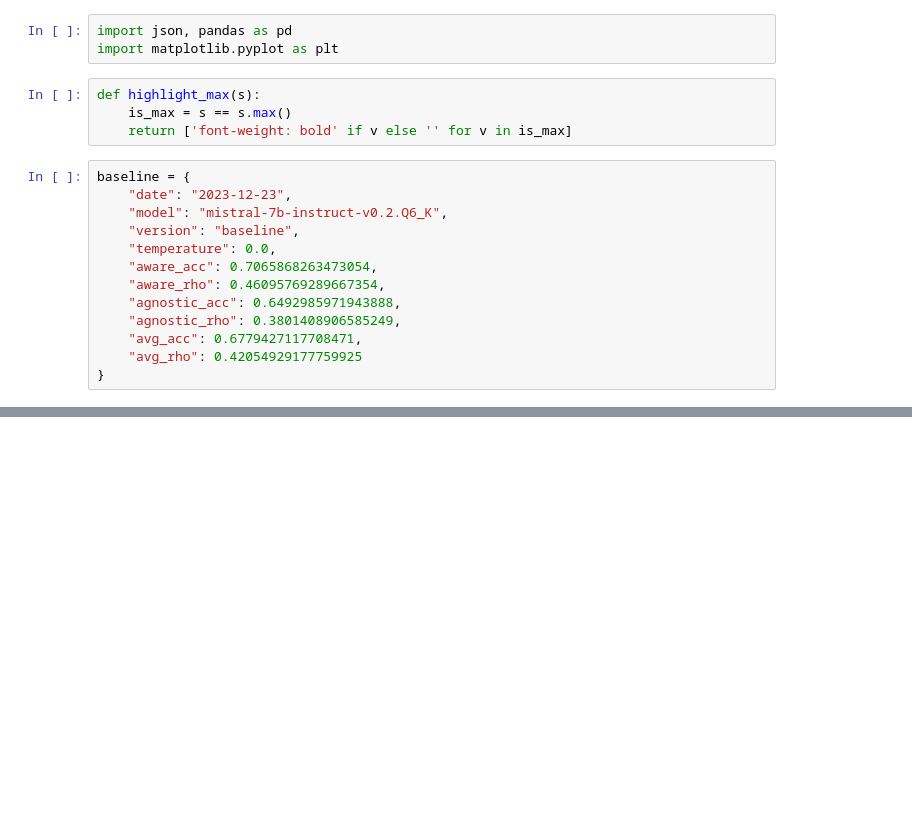
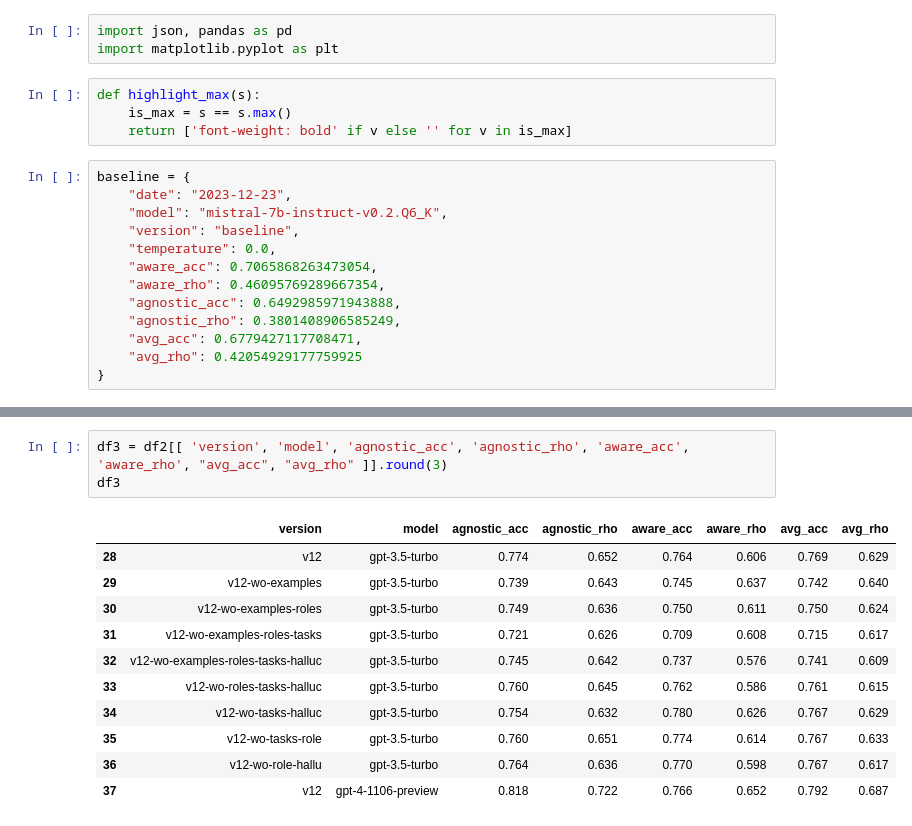
Before and after one commit to bradleypallen/shroom, a Jupyter notebook: prod/scores.ipynb, the cells around one changed output, grey strips where cells are left out. Cells and saved outputs as stored; diff of their text form; blank space fills up the shorter version.

```diff
--- a/prod/scores.ipynb
+++ b/prod/scores.ipynb
@@ -126,0 +128,15 @@ df2.describe()
+# %%
+df3 = df2[[ 'version', 'model', 'agnostic_acc', 'agnostic_rho', 'aware_acc', 'aware_rho', "avg_acc", "avg_rho" ]].round(3)
+df3
+# %% [output]
+|  | version | model | agnostic_acc | agnostic_rho | aware_acc | aware_rho | avg_acc | avg_rho |
+| 28 | v12 | gpt-3.5-turbo | 0.774 | 0.652 | 0.764 | 0.606 | 0.769 | 0.629 |
+| 29 | v12-wo-examples | gpt-3.5-turbo | 0.739 | 0.643 | 0.745 | 0.637 | 0.742 | 0.640 |
+| 30 | v12-wo-examples-roles | gpt-3.5-turbo | 0.749 | 0.636 | 0.750 | 0.611 | 0.750 | 0.624 |
+| 31 | v12-wo-examples-roles-tasks | gpt-3.5-turbo | 0.721 | 0.626 | 0.709 | 0.608 | 0.715 | 0.617 |
+| 32 | v12-wo-examples-roles-tasks-halluc | gpt-3.5-turbo | 0.745 | 0.642 | 0.737 | 0.576 | 0.741 | 0.609 |
+| 33 | v12-wo-roles-tasks-halluc | gpt-3.5-turbo | 0.760 | 0.645 | 0.762 | 0.586 | 0.761 | 0.615 |
+| 34 | v12-wo-tasks-halluc | gpt-3.5-turbo | 0.754 | 0.632 | 0.780 | 0.626 | 0.767 | 0.629 |
+| 35 | v12-wo-tasks-role | gpt-3.5-turbo | 0.760 | 0.651 | 0.774 | 0.614 | 0.767 | 0.633 |
+| 36 | v12-wo-role-hallu | gpt-3.5-turbo | 0.764 | 0.636 | 0.770 | 0.598 | 0.767 | 0.617 |
+| 37 | v12 | gpt-4-1106-preview | 0.818 | 0.722 | 0.766 | 0.652 | 0.792 | 0.687 |
```
Also changed, not shown: parts of 7 cells of this notebook, 38 other files.
